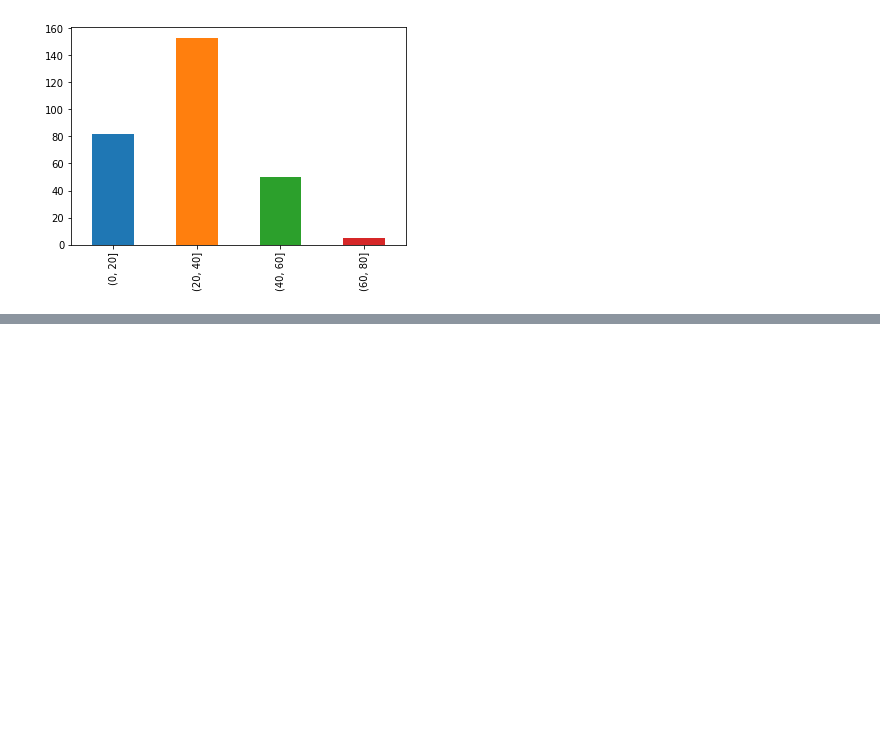
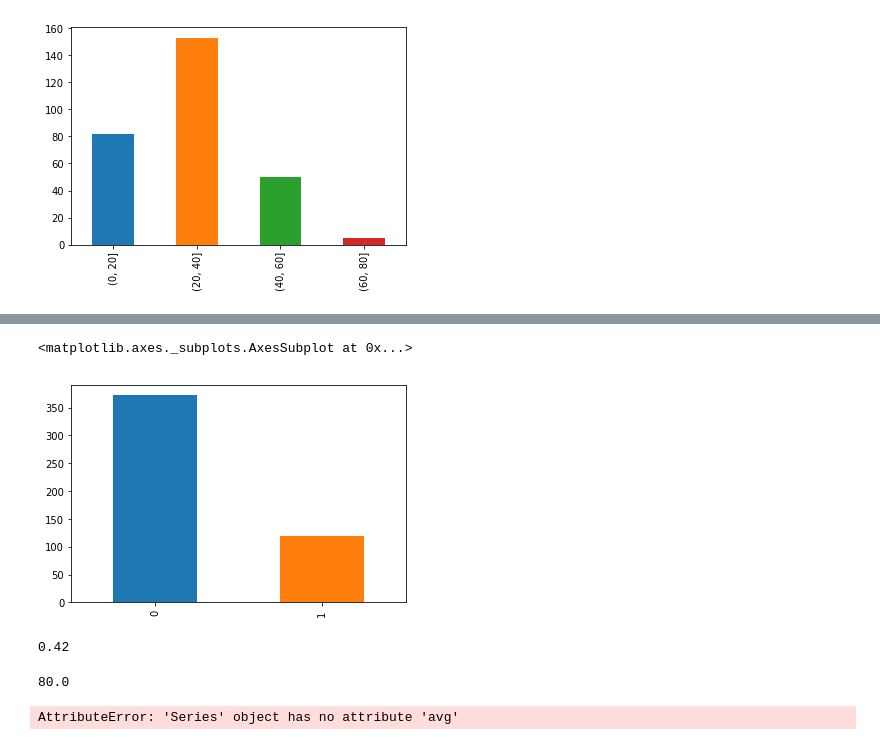
Before and after one commit to ralliet/titanic_surivors_data_analysis, a Jupyter notebook: dataAnalysisTitanic.ipynb, the cells around one changed output, grey strips where cells are left out. Cells and saved outputs as stored; diff of their text form; code cells hidden in the pictures; blank space fills up the shorter version.

Commit message:
amount of survivor in class 3,oldest/youngest survivors

```diff
--- a/dataAnalysisTitanic.ipynb
+++ b/dataAnalysisTitanic.ipynb
@@ -92,0 +106,23 @@ data[data["Survived"] == 1]["AgeBin"].value_counts().sort_index().plot(kind='bar
+# %%
+# how much survivors procent survived in person class 3
+
+
+data[data["Pclass"] == 3]["Survived"].value_counts().sort_index().plot(kind='bar')
+# %% [output]
+<matplotlib.axes._subplots.AxesSubplot at 0x...>
+[figure, added]
+# %%
+# Youngest survivor
+print(data[data["Survived"] == 1]["Age"].min() )
+# %% [output]
+0.42
+# %%
+# Oldest survivor
+print(data[data["Survived"] == 1]["Age"].max() )
+# %% [output]
+80.0
+# %%
+# Oldest survivor
+print(data[data["Survived"] == 1]["Age"].mean() )
+# %% [output]
+AttributeError: 'Series' object has no attribute 'avg'
```
Also changed, not shown: parts of 3 cells of this notebook.
